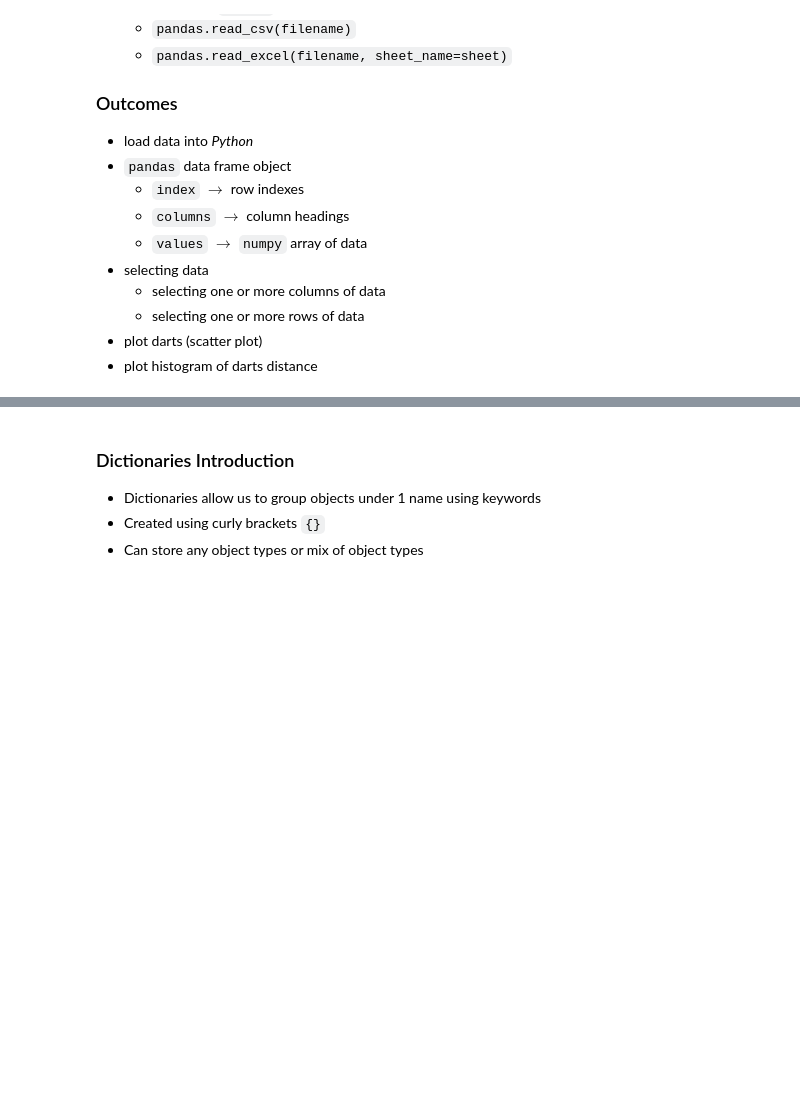
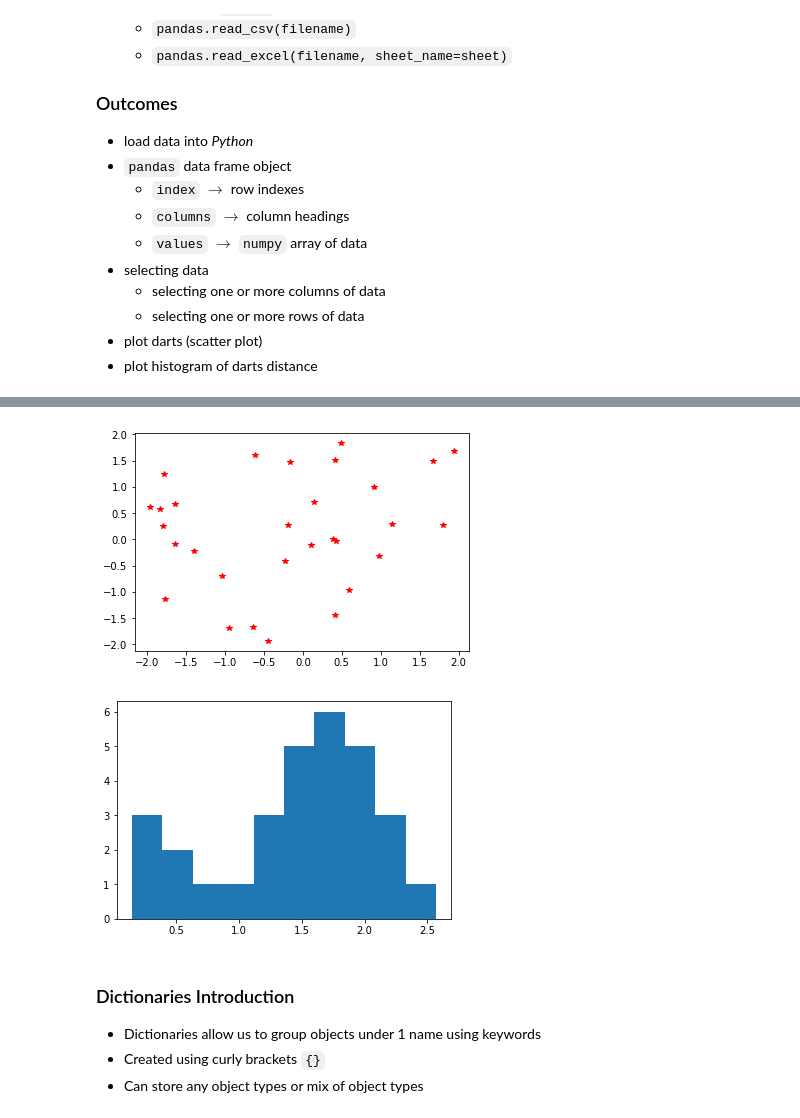
Before and after one commit to mpr213/lecture-notes, a Jupyter notebook: Section_11_Reading_And_Writing_Data.ipynb, the cells around one changed output, grey strips where cells are left out. Drawn from its saved outputs; the diff is of its cells as text; code cells hidden in the pictures; blank space fills up the shorter version.

```diff
--- a/Section_11_Reading_And_Writing_Data.ipynb
+++ b/Section_11_Reading_And_Writing_Data.ipynb
@@ -71,23 +89,27 @@ plt.show()
 # %%
 %matplotlib inline
 import pandas as pd
 from matplotlib import pyplot as plt
 
-pdata = pd.read_excel('data_files/darts_data.xlsx', sheet_name='Sheet1')
+#pdata = pd.read_excel('data_files/darts_data.xlsx', sheet_name='Sheet1')
+pdata = pd.read_excel('data_files\darts_data.xlsx', sheet_name='Sheet1')
 # print(pdata)
 # print(pdata.index)
 # print(pdata.columns)
 # print(pdata.values)
 # print(pdata[['x coord', 'y coord']])
 # print(pdata.loc[[0, 1]])
 
 plt.figure(1)
 plt.plot(pdata['x coord'], pdata['y coord'], 'r*')
 
 plt.figure(2)
 plt.hist(pdata['dist'])
 
 plt.show()
+# %% [output]
+[figure, added]
+[figure, added]
 # %% [markdown]
 ### Dictionaries Introduction
 
```
Also changed, not shown: parts of 12 cells of this notebook, 2 other files.
